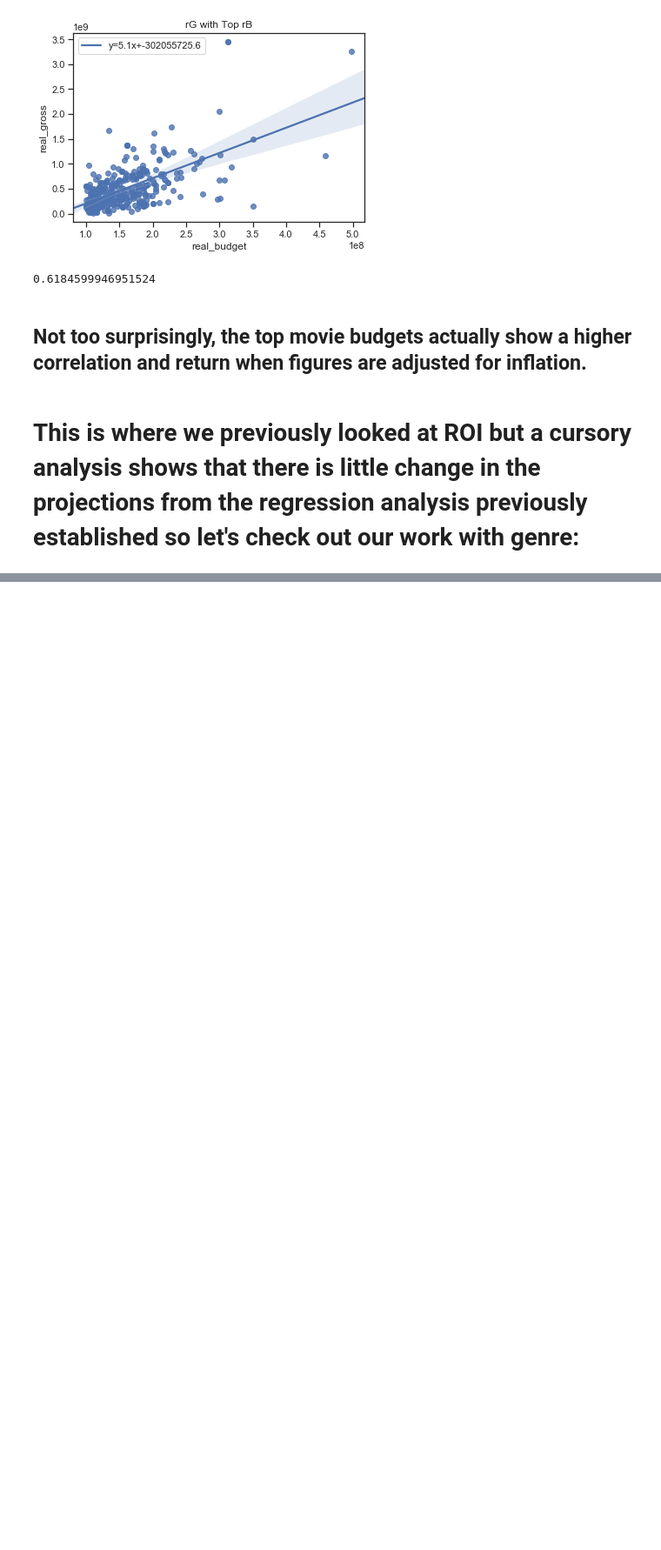
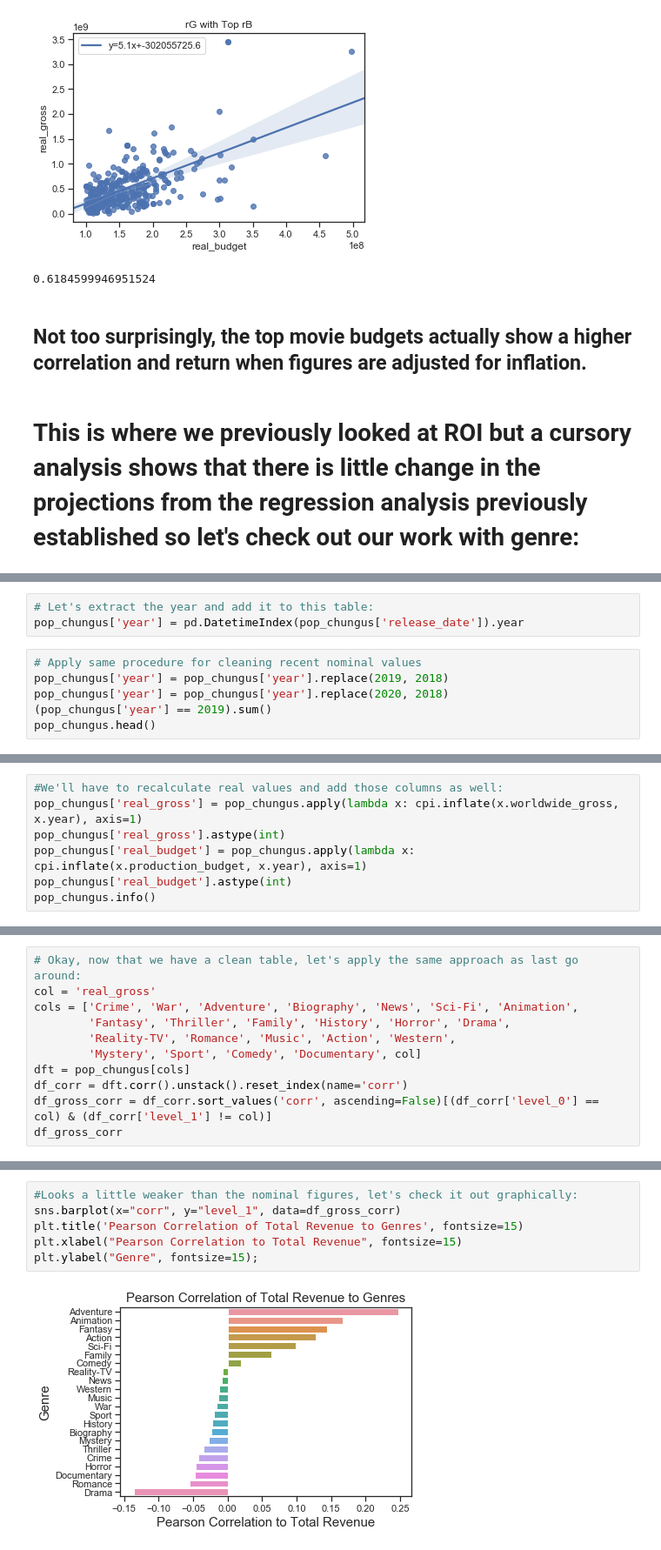
Before and after one commit to ElliotEvins/microsoft-movie-analysis-project, a Jupyter notebook: ipynb files/cpi_pursuit.ipynb, the cells around one changed output, grey strips where cells are left out. Shown: that part at 87% size. Saved outputs shown, nothing was run; the diff lists cells and outputs as text; blank space fills up the shorter version.

```diff
--- a/ipynb files/cpi_pursuit.ipynb
+++ b/ipynb files/cpi_pursuit.ipynb
@@ -171,0 +208,9 @@ print(r_value)
+# %%
+# Let's extract the year and add it to this table:
+pop_chungus['year'] = pd.DatetimeIndex(pop_chungus['release_date']).year
+# %%
+# Apply same procedure for cleaning recent nominal values
+pop_chungus['year'] = pop_chungus['year'].replace(2019, 2018)
+pop_chungus['year'] = pop_chungus['year'].replace(2020, 2018)
+(pop_chungus['year'] == 2019).sum()
+pop_chungus.head()
@@ -171,0 +225,7 @@ print(r_value)
+# %%
+#We'll have to recalculate real values and add those columns as well:
+pop_chungus['real_gross'] = pop_chungus.apply(lambda x: cpi.inflate(x.worldwide_gross, x.year), axis=1)
+pop_chungus['real_gross'].astype(int)
+pop_chungus['real_budget'] = pop_chungus.apply(lambda x: cpi.inflate(x.production_budget, x.year), axis=1)
+pop_chungus['real_budget'].astype(int)
+pop_chungus.info()
@@ -171,0 +250,11 @@ print(r_value)
+# %%
+# Okay, now that we have a clean table, let's apply the same approach as last go around:
+col = 'real_gross'
+cols = ['Crime', 'War', 'Adventure', 'Biography', 'News', 'Sci-Fi', 'Animation',
+        'Fantasy', 'Thriller', 'Family', 'History', 'Horror', 'Drama',
+        'Reality-TV', 'Romance', 'Music', 'Action', 'Western',
+        'Mystery', 'Sport', 'Comedy', 'Documentary', col]
+dft = pop_chungus[cols]
+df_corr = dft.corr().unstack().reset_index(name='corr')
+df_gross_corr = df_corr.sort_values('corr', ascending=False)[(df_corr['level_0'] == col) & (df_corr['level_1'] != col)]
+df_gross_corr
@@ -171,0 +279,8 @@ print(r_value)
+# %%
+#Looks a little weaker than the nominal figures, let's check it out graphically:
+sns.barplot(x="corr", y="level_1", data=df_gross_corr)
+plt.title('Pearson Correlation of Total Revenue to Genres', fontsize=15)
+plt.xlabel("Pearson Correlation to Total Revenue", fontsize=15)
+plt.ylabel("Genre", fontsize=15);
+# %% [output]
+[figure, added]
```
Also changed, not shown: parts of 18 cells of this notebook.
